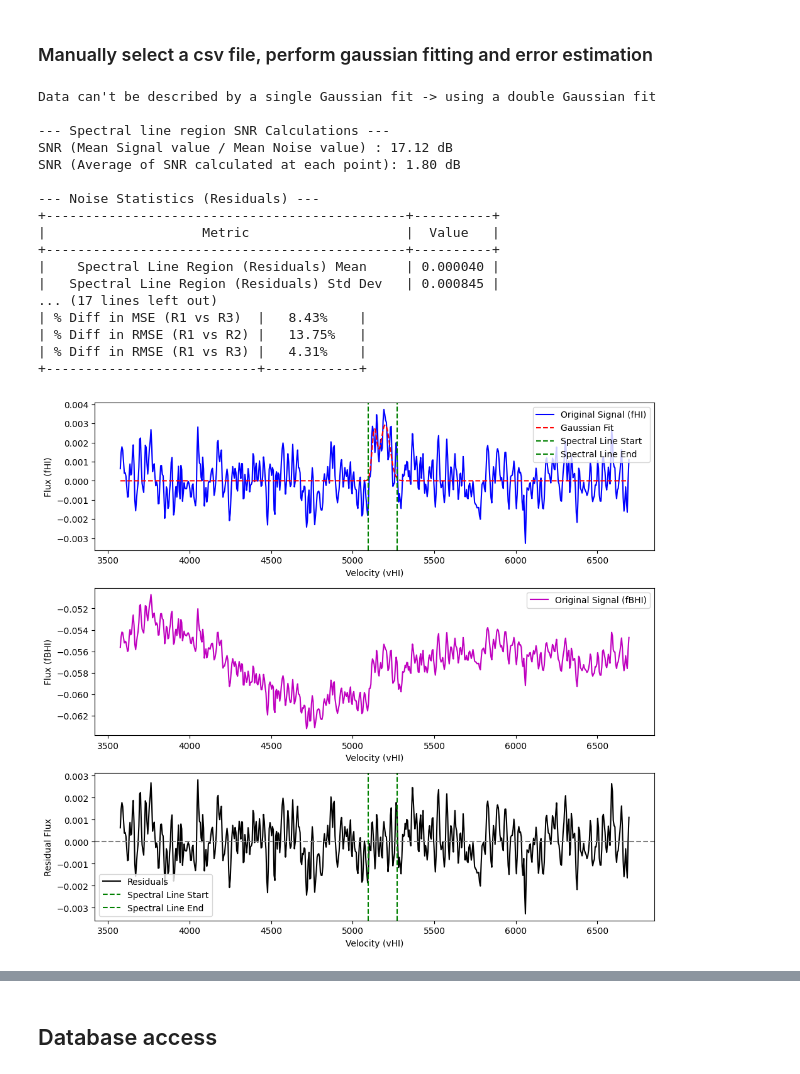
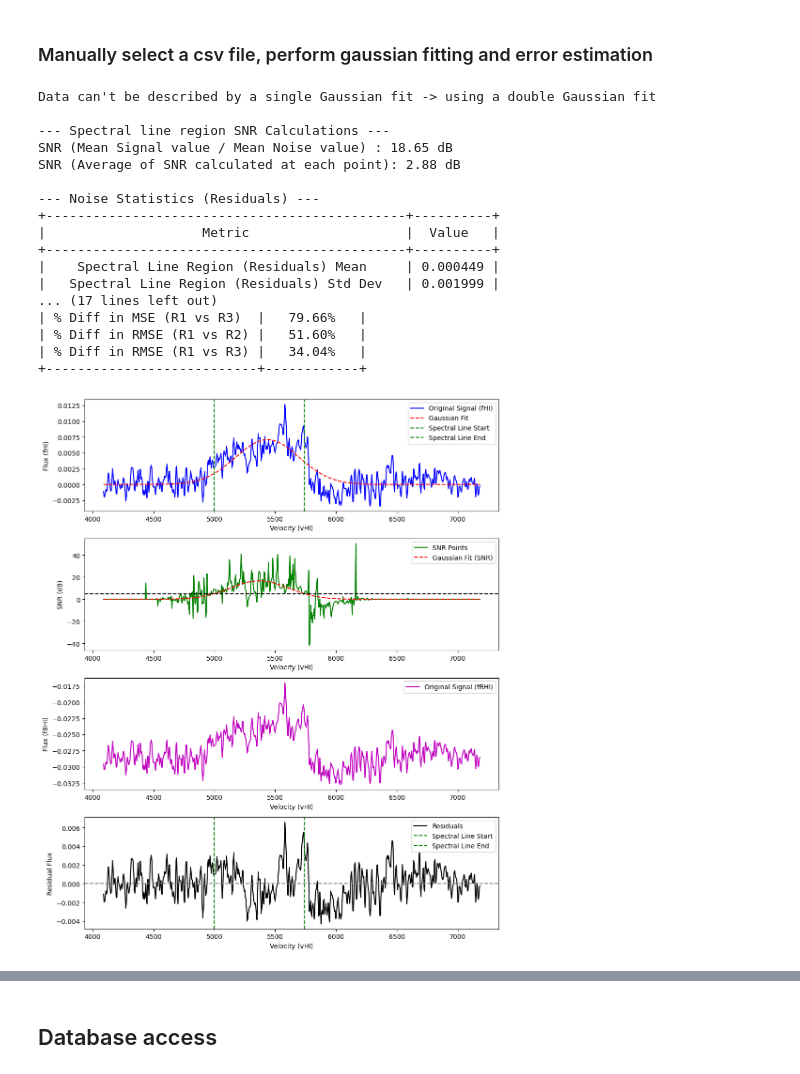
Before and after one commit to PanagiotisPetrid/ASTRO-BEAM-PanagiotisPetridis, a Jupyter notebook: data.ipynb, the cells around one changed output, grey strips where cells are left out. Cells and saved outputs as stored; diff of their text form; code cells hidden in the pictures.

Commit message:
Updated spectral line region finding algorithm: we use the areas where SNR > 5 to determine the spectral line region

```diff
--- a/data.ipynb
+++ b/data.ipynb
@@ -46,7 +46,7 @@ plt.show()
 ### Manually select a csv file, perform gaussian fitting and error estimation
 # %%
 # Load data
-file = 'mangaHI-7972-3701.csv'
+file = 'mangaHI-7443-1902.csv'
 timeSeries = pd.read_csv(file, names=['vHI', 'fHI', 'fBHI'])
 
 time = timeSeries[22:-1].copy()
@@ -79,14 +79,22 @@ g_fit = fitter(g_init, x_trimmed, y_trimmed)
 if p_value < 0.05:
     print("Data can't be described by a single Gaussian fit -> using a double Gaussian fit")
     g_init = models.Gaussian1D(amplitude=max(y_trimmed), mean=np.median(x_trimmed), stddev=10) + \
-             models.Gaussian1D(amplitude=max(y_trimmed)/2, mean=np.median(x_trimmed) + 10, stddev=10)
+             models.Gaussian1D(amplitude=max(y_trimmed), mean=np.median(x_trimmed) + 10, stddev=10)
     g_fit = fitter(g_init, x_trimmed, y_trimmed)
 
 # Compute residuals (fHI - Gaussian fit)
 residuals = y_trimmed - g_fit(x_trimmed)
 
+#Implement SNR logic for region specification
+snr_points = 20 * np.log10(np.abs(y_trimmed / residuals))
+avg_snr = np.mean(snr_points)
+SNR_g_init = models.Gaussian1D(amplitude=max(snr_points), mean=np.mean(x_trimmed), stddev=10)
+SNR_g_fit = fitter(SNR_g_init, x_trimmed, snr_points)
+
 # Identify spectral line region based on nonzero values of the Gaussian fit
-line_indices = np.where(g_fit(x_trimmed) > 0.0001)[0]  # indices where the fit is practically nonzero
+#line_indices = np.where(g_fit(x_trimmed) > 0.0001)[0]  # indices where the fit is practically nonzero
+
+line_indices = np.where(SNR_g_fit(x_trimmed) > 5)[0]  # indices where the fit is practically nonzero
 
 if len(line_indices) > 0:
     # Define regions:
@@ -143,14 +151,12 @@ if len(line_indices) > 0:
     snr_residuals = 10 * np.log10(signal_power / noise_power) if noise_power > 0 else np.nan
 
     # 2. Spectral line region SNR using average of SNR calculated at each point
-    snr_points = 10 * np.log10((y_trimmed[spectral_line] + np.abs(np.min(y_trimmed))) / ((residuals[spectral_line] + np.abs(np.min(residuals)))))
     avg_snr = np.mean(snr_points)
 
     # --- Print Results ---
     print("\n--- Spectral line region SNR Calculations ---")
     print(f"SNR (Mean Signal value / Mean Noise value) : {snr_residuals:.2f} dB")
     print(f"SNR (Average of SNR calculated at each point): {avg_snr:.2f} dB")
-
 
     # Present metrics in formatted tables
     try:
@@ -175,9 +181,9 @@ if len(line_indices) > 0:
             ["% Diff in RMSE (R1 vs R3)", f"{pct_diff_rmse_1_3:.2f}%"],
         ]
         print("\n--- Noise Statistics (Residuals) ---")
-        print(tabulate(table_noise, headers=["Metric", "Value"], tablefmt="pretty"))
+        print(tabulate(table_noise, headers=["Metric", "Value"], tablefmt="pretty", showindex=False))
         print("\n--- MSE and RMSE Comparisons ---")
-        print(tabulate(table_mse_rmse, headers=["Metric", "Value"], tablefmt="pretty"))
+        print(tabulate(table_mse_rmse, headers=["Metric", "Value"], tablefmt="pretty", showindex=False))
     except ImportError:
         print("--- Noise Statistics (Residuals) ---")
         print(f"Spectral Line Region -> Mean: {mean_line:.6f}, Std Dev: {std_line:.6f}")
@@ -198,10 +204,10 @@ if len(line_indices) > 0:
         print(f"% Diff in RMSE (R1 vs R3): {pct_diff_rmse_1_3:.2f}%")
 
 # Plot results
-plt.figure(figsize=(10, 9))
+plt.figure(figsize=(10, 12))
 
 # Plot 1: fHI signal and Gaussian fit
-plt.subplot(3, 1, 1)
+plt.subplot(4, 1, 1)
 plt.plot(x_trimmed, y_trimmed, 'b-', label='Original Signal (fHI)')
 plt.plot(x_trimmed, g_fit(x_trimmed), 'r--', label='Gaussian Fit')
 if len(line_indices) > 0:
@@ -211,44 +217,53 @@ plt.xlabel("Velocity (vHI)")
 plt.ylabel("Flux (fHI)")
 plt.legend()
 
-# Plot 2: Original fBHI signal
-plt.subplot(3, 1, 2)
+# Plot 2: SNR points and Gaussian fit
+plt.subplot(4, 1, 2)
+plt.plot(x_trimmed, snr_points, 'g-', label='SNR Points')
+plt.plot(x_trimmed, SNR_g_fit(x_trimmed), 'r--', label='Gaussian Fit (SNR)')
+plt.axhline(y = 5, color = 'k', linestyle = '--')
+plt.xlabel("Velocity (vHI)")
+plt.ylabel("SNR (dB)")
+plt.legend()
+
+# Plot 3: Original fBHI signal
+plt.subplot(4, 1, 3)
 plt.plot(x_trimmed, y_original_trimmed, 'm-', label='Original Signal (fBHI)')
 plt.xlabel("Velocity (vHI)")
 plt.ylabel("Flux (fBHI)")
 plt.legend()
 
-# Plot 3: Residuals (fHI - Gaussian fit)
-plt.subplot(3, 1, 3)
+# Plot 4: Residuals (fHI - Gaussian fit)
+plt.subplot(4, 1, 4)
 plt.plot(x_trimmed, residuals, '-k', label='Residuals')
 plt.axhline(0, color='gray', linestyle='--')
 if len(line_indices) > 0:
     plt.axvline(x_trimmed[line_indices[0]], color='g', linestyle='--', label="Spectral Line Start")
     plt.axvline(x_trimmed[line_indices[-1]], color='g', linestyle='--', label="Spectral Line End")
 plt.xlabel("Velocity (vHI)")
 plt.ylabel("Residual Flux")
 plt.legend()
 
 plt.tight_layout()
 plt.show()
 # %% [output]
 Data can't be described by a single Gaussian fit -> using a double Gaussian fit
 
 --- Spectral line region SNR Calculations ---
-SNR (Mean Signal value / Mean Noise value) : 17.12 dB
-SNR (Average of SNR calculated at each point): 1.80 dB
+SNR (Mean Signal value / Mean Noise value) : 18.65 dB
+SNR (Average of SNR calculated at each point): 2.88 dB
 
 --- Noise Statistics (Residuals) ---
 +----------------------------------------------+----------+
 |                    Metric                    |  Value   |
 +----------------------------------------------+----------+
-|    Spectral Line Region (Residuals) Mean     | 0.000040 |
-|   Spectral Line Region (Residuals) Std Dev   | 0.000845 |
+|    Spectral Line Region (Residuals) Mean     | 0.000449 |
+|   Spectral Line Region (Residuals) Std Dev   | 0.001999 |
 ... (17 lines left out)
-| % Diff in MSE (R1 vs R3)  |   8.43%    |
-| % Diff in RMSE (R1 vs R2) |   13.75%   |
-| % Diff in RMSE (R1 vs R3) |   4.31%    |
+| % Diff in MSE (R1 vs R3)  |   79.66%   |
+| % Diff in RMSE (R1 vs R2) |   51.60%   |
+| % Diff in RMSE (R1 vs R3) |   34.04%   |
 +---------------------------+------------+
-[figure, old version]
+[figure, new version]
 # %%
 #SNR experimentation
```
Also changed, not shown: parts of 2 cells of this notebook.
